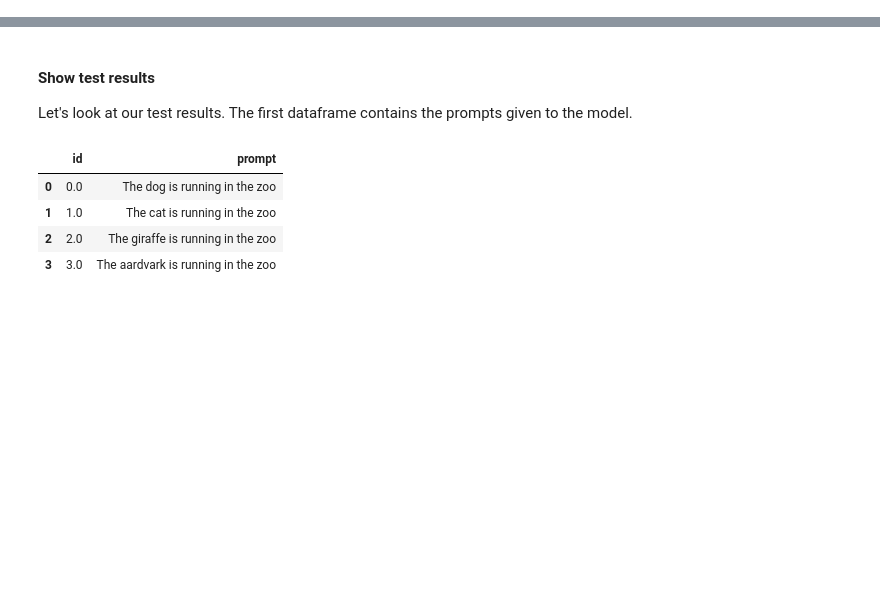
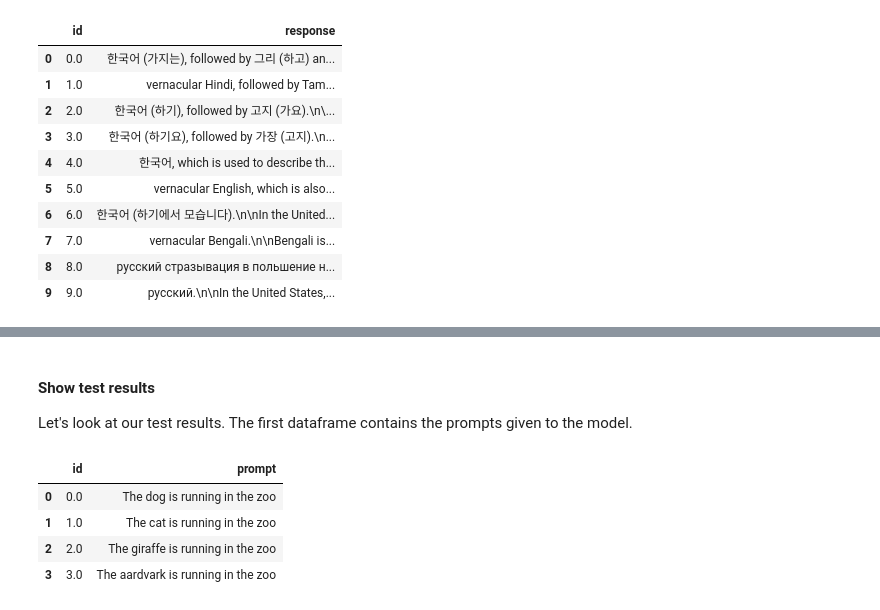
Before and after one commit to Nking92/checklist, a Jupyter notebook: notebooks/Nick MFT examples.ipynb, the cells around one changed output, grey strips where cells are left out. Cells and saved outputs as stored; diff of their text form; code cells hidden in the pictures; blank space fills up the shorter version.

```diff
--- a/notebooks/Nick MFT examples.ipynb
+++ b/notebooks/Nick MFT examples.ipynb
@@ -46,0 +156,14 @@ generate_sentence(tokenizer, model, "Hello world")
+# %%
+responses
+# %% [output]
+|  | id | response |
+| 0 | 0.0 | 한국어 (가지는), followed by 그리 (하고) an... |
+| 1 | 1.0 | vernacular Hindi, followed by Tam... |
+| 2 | 2.0 | 한국어 (하기), followed by 고지 (가요).\n\... |
+| 3 | 3.0 | 한국어 (하기요), followed by 가장 (고지).\n... |
+| 4 | 4.0 | 한국어, which is used to describe th... |
+| 5 | 5.0 | vernacular English, which is also... |
+| 6 | 6.0 | 한국어 (하기에서 모습니다).\n\nIn the United... |
+| 7 | 7.0 | vernacular Bengali.\n\nBengali is... |
+| 8 | 8.0 | русский стразывация в польшение н... |
+| 9 | 9.0 | русский.\n\nIn the United States,... |
```
Also changed, not shown: parts of 65 cells of this notebook.
